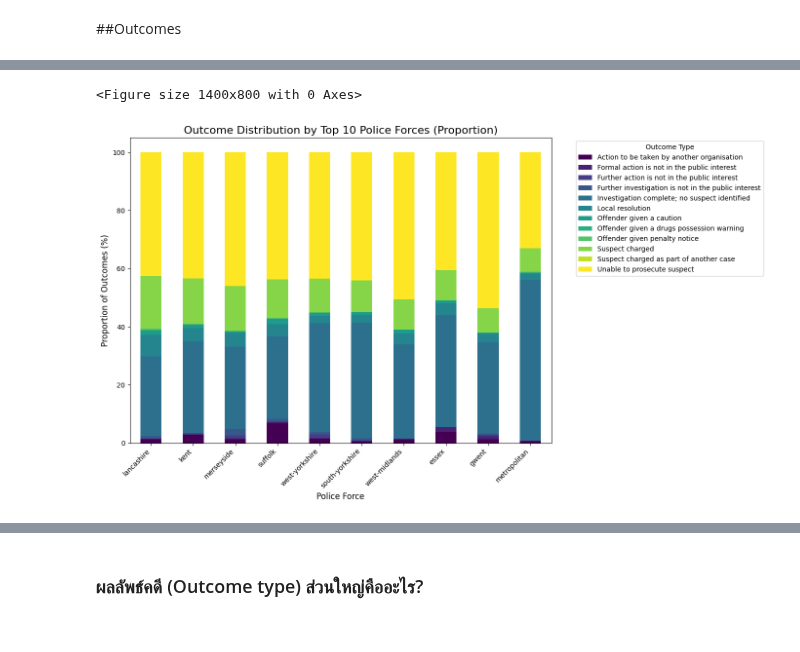
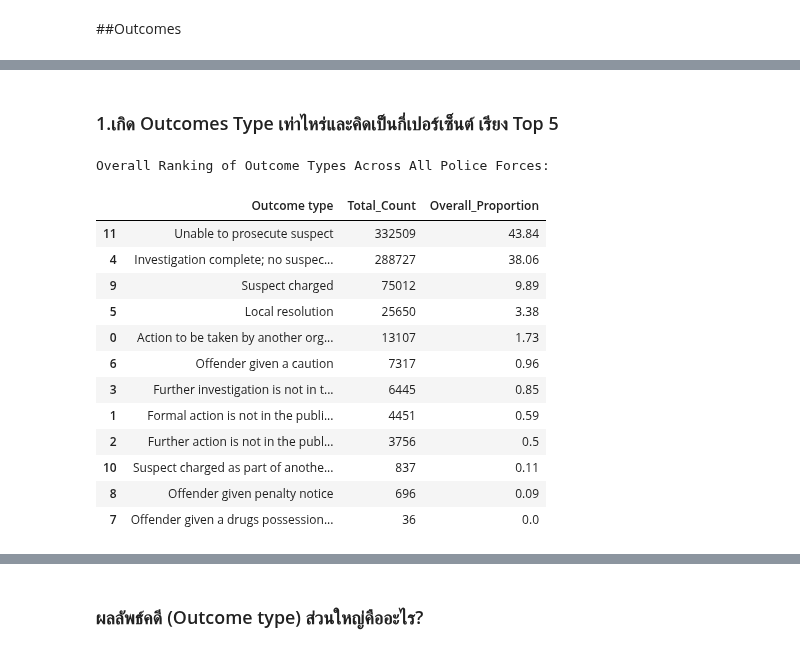
Before and after one commit to jangInw007/JENZY_Project, a Jupyter notebook: JENZY_is_perfect_project_Basicpro.ipynb, the cells around one changed output, grey strips where cells are left out. Drawn from its saved outputs; the diff is of its cells as text; code cells hidden in the pictures.

```diff
--- a/JENZY_is_perfect_project_Basicpro.ipynb
+++ b/JENZY_is_perfect_project_Basicpro.ipynb
@@ -1500,33 +311,27 @@ plt.show()
-# %%
-import matplotlib.pyplot as plt
-import seaborn as sns
-
-# เลือกกองกำลังตำรวจ 10 อันดับแรกที่มีปริมาณคดีสูงสุดเพื่อไม่ให้กราฟแน่นเกินไป
-top_forces = outcome_analysis_df.groupby('Police_Force')['Total_Outcomes'].sum().nlargest(10).index
-plot_data = outcome_analysis_df[outcome_analysis_df['Police_Force'].isin(top_forces)]
-
-# จัดเรียงตามสัดส่วน 'Suspect charged' เพื่อเปรียบเทียบประสิทธิภาพ
-# Note: อาจต้องทำการ pivot table ก่อนเพื่อใช้ Stacked Bar ที่ง่ายขึ้น
-pivot_plot_data = plot_data.pivot(
-    index='Police_Force',
-    columns='Outcome type',
-    values='Proportion'
-).fillna(0)
-
-# จัดเรียง Police Forces ตาม 'Suspect charged' (ประสิทธิภาพสูงไปต่ำ)
-pivot_plot_data['Sort_Order'] = pivot_plot_data['Suspect charged']
-pivot_plot_data = pivot_plot_data.sort_values(by='Sort_Order', ascending=False).drop(columns='Sort_Order')
-
-# Plotting the Stacked Bar Chart
-plt.figure(figsize=(14, 8))
-pivot_plot_data.plot(kind='bar', stacked=True, colormap='viridis', figsize=(14, 8))
-plt.title('Outcome Distribution by Top 10 Police Forces (Proportion)', fontsize=16)
-plt.xlabel('Police Force', fontsize=12)
-plt.ylabel('Proportion of Outcomes (%)', fontsize=12)
-plt.legend(title='Outcome Type', bbox_to_anchor=(1.05, 1), loc='upper left')
-plt.xticks(rotation=45, ha='right')
-plt.tight_layout()
-plt.show()
-# %% [output]
-<Figure size 1400x800 with 0 Axes>
-[figure, removed]
+# %% [markdown]
+### 1.เกิด Outcomes Type เท่าไหร่และคิดเป็นกี่เปอร์เซ็นต์ เรียง Top 5
+# %%
+# 1. คำนวณจำนวนและสัดส่วนของแต่ละ Outcome type ในภาพรวม
+total_outcomes_breakdown = combined_outcomes_2025_all_months.groupby('Outcome type').size().reset_index(name='Total_Count')
+total_outcomes_breakdown['Overall_Proportion'] = (
+    total_outcomes_breakdown['Total_Count'] / total_outcomes_breakdown['Total_Count'].sum()
+) * 100 # แปลงเป็นเปอร์เซ็นต์
+
+print("Overall Ranking of Outcome Types Across All Police Forces:")
+# จัดเรียงตามจำนวนมากไปน้อยและแสดงผล
+display(total_outcomes_breakdown.sort_values(by='Total_Count', ascending=False).round(2).astype(str))
+# %% [output]
+Overall Ranking of Outcome Types Across All Police Forces:
+|  | Outcome type | Total_Count | Overall_Proportion |
+| 11 | Unable to prosecute suspect | 332509 | 43.84 |
+| 4 | Investigation complete; no suspec... | 288727 | 38.06 |
+| 9 | Suspect charged | 75012 | 9.89 |
+| 5 | Local resolution | 25650 | 3.38 |
+| 0 | Action to be taken by another org... | 13107 | 1.73 |
+| 6 | Offender given a caution | 7317 | 0.96 |
+| 3 | Further investigation is not in t... | 6445 | 0.85 |
+| 1 | Formal action is not in the publi... | 4451 | 0.59 |
+| 2 | Further action is not in the publ... | 3756 | 0.5 |
+| 10 | Suspect charged as part of anothe... | 837 | 0.11 |
+| 8 | Offender given penalty notice | 696 | 0.09 |
+| 7 | Offender given a drugs possession... | 36 | 0.0 |
```
Also changed, not shown: parts of 76 cells of this notebook.
